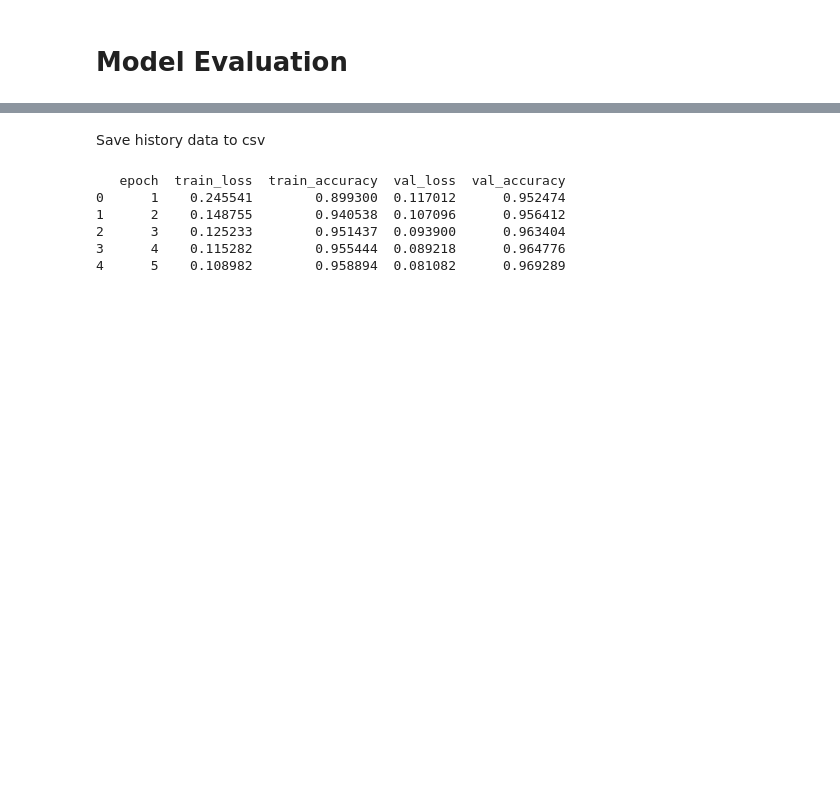
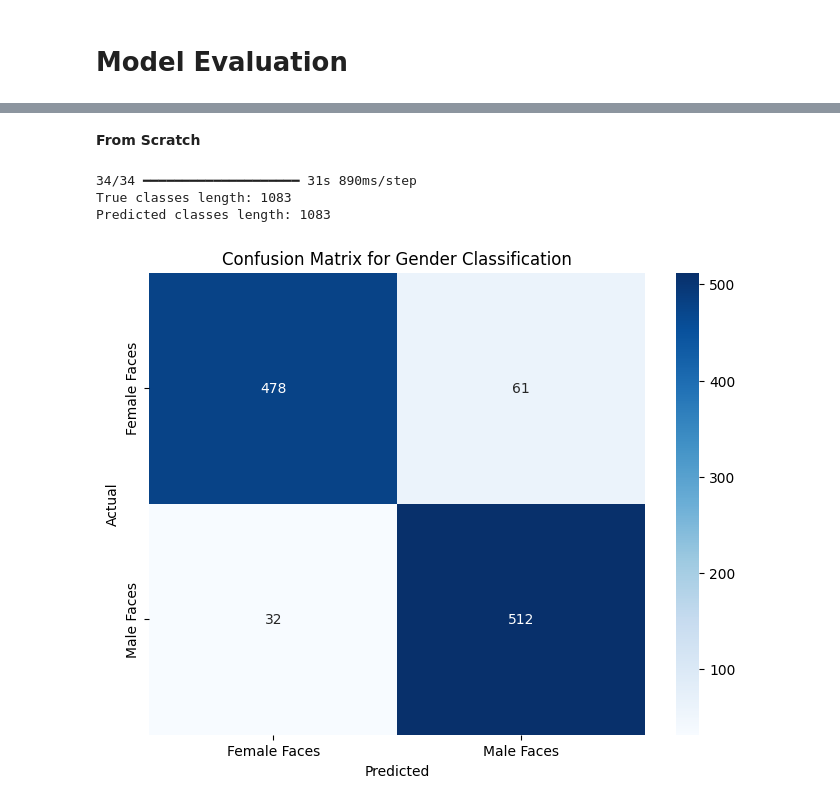
Before and after one commit to CP-Lookin/Machine-Learning, a Jupyter notebook: notebook/gender-classification.ipynb, the cells around one changed output, grey strips where cells are left out. Cells and saved outputs as stored; diff of their text form; code cells hidden in the pictures; blank space fills up the shorter version.

```diff
--- a/notebook/gender-classification.ipynb
+++ b/notebook/gender-classification.ipynb
@@ -203,21 +335,13 @@ weighted avg       0.51      0.51      0.51     20001
-# %% [markdown]
-Save history data to csv
-# %%
-history_data = {
-    'epoch': range(1, len(history.history['loss']) + 1),
-    'train_loss': history.history['loss'],
-    'train_accuracy': history.history['accuracy'],
-    'val_loss': history.history['val_loss'],
-    'val_accuracy': history.history['val_accuracy']
-}
-
-history_df = pd.DataFrame(history_data)
-
-print(history_df)
-# %% [output]
-   epoch  train_loss  train_accuracy  val_loss  val_accuracy
-0      1    0.245541        0.899300  0.117012      0.952474
-1      2    0.148755        0.940538  0.107096      0.956412
-2      3    0.125233        0.951437  0.093900      0.963404
-3      4    0.115282        0.955444  0.089218      0.964776
-4      5    0.108982        0.958894  0.081082      0.969289
+# %% [markdown]
+**From Scratch**
+# %%
+evaluate_model(
+    model=model,
+    validation_generator=validation_generator,
+    title="Confusion Matrix for Gender Classification"
+)
+# %% [output]
+34/34 ━━━━━━━━━━━━━━━━━━━━ 31s 890ms/step
+True classes length: 1083
+Predicted classes length: 1083
+[figure, added]
```
Also changed, not shown: parts of 41 cells of this notebook.
